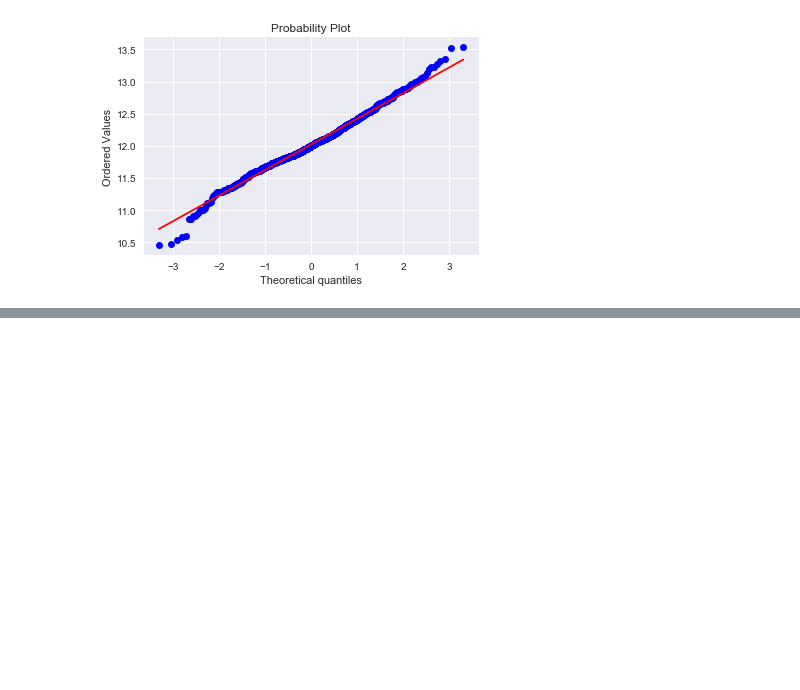
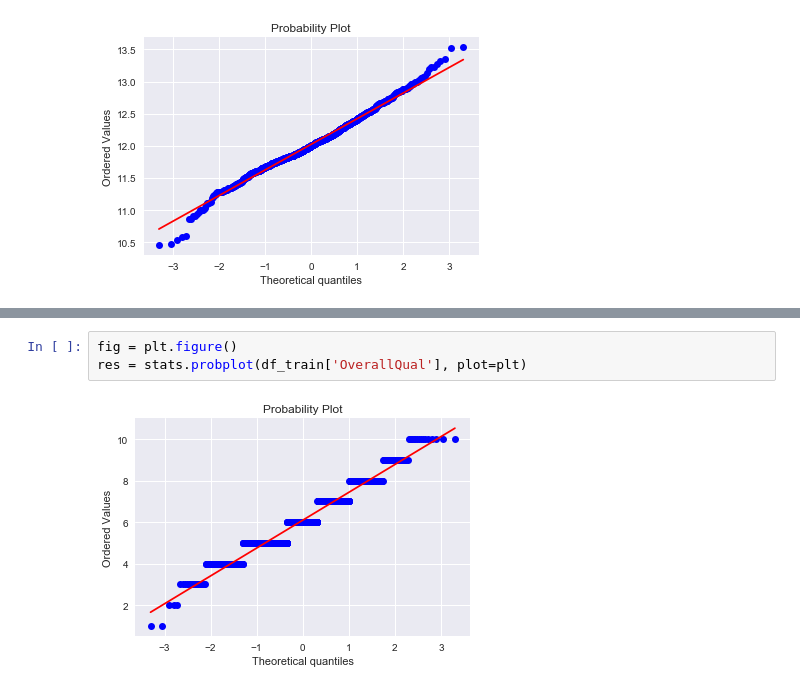
Before and after one commit to JoonSeongLee/team3_house_price, a Jupyter notebook: joonseong/logqq.ipynb, the cells around one changed output, grey strips where cells are left out. Cells and saved outputs as stored; diff of their text form; blank space fills up the shorter version.

```diff
--- a/joonseong/logqq.ipynb
+++ b/joonseong/logqq.ipynb
@@ -151,0 +163,5 @@ res = stats.probplot(df_train['SalePrice'], plot=plt)
+# %%
+fig = plt.figure()
+res = stats.probplot(df_train['OverallQual'], plot=plt)
+# %% [output]
+[figure, added]
```
Also changed, not shown: parts of 6 cells of this notebook.
